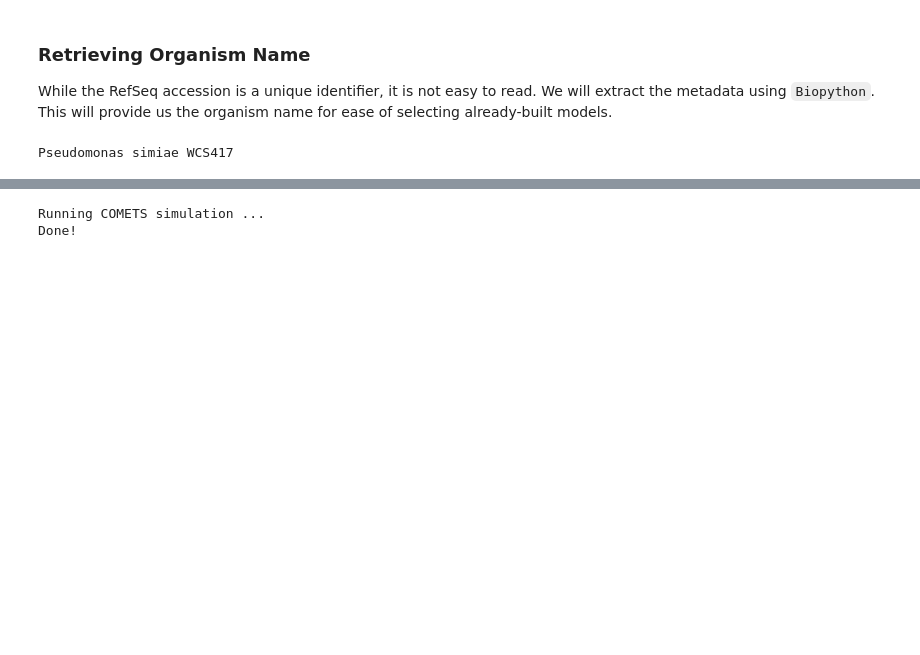
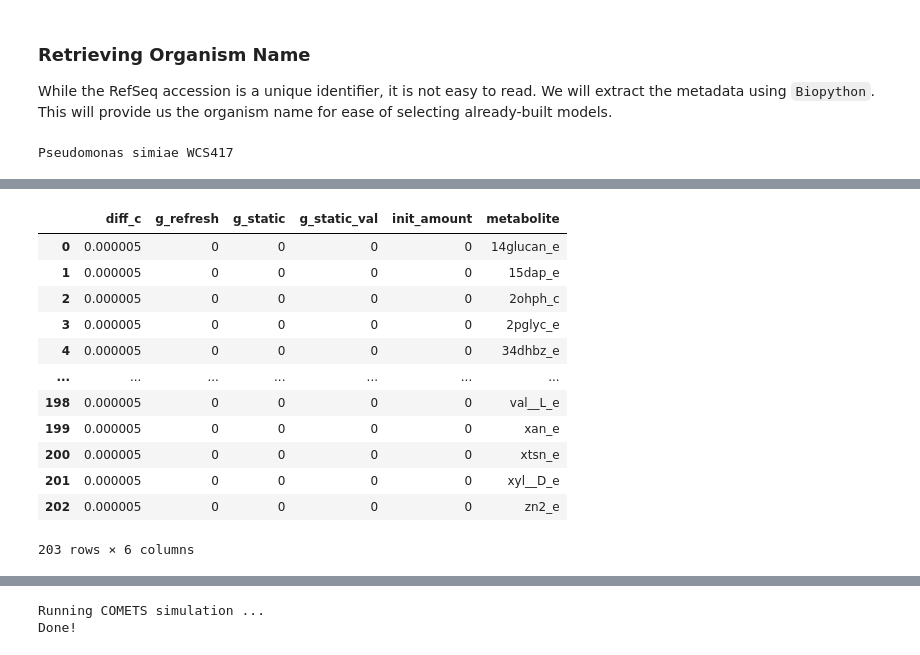
Before and after one commit to esameth/gapfill_db, a Jupyter notebook: tutorial/tutorial.ipynb, the cells around one changed output, grey strips where cells are left out. Cells and saved outputs as stored; diff of their text form; code cells hidden in the pictures; blank space fills up the shorter version.

```diff
--- a/tutorial/tutorial.ipynb
+++ b/tutorial/tutorial.ipynb
@@ -143,0 +187,30 @@ comets_model = c.model(model)
+# %%
+# Create COMETS model
+comets_model = c.model(model)
+# set the model's initial biomass
+comets_model.initial_pop = [0, 0, 5e-6]
+# remove the bounds from glucose import (will be set dynamically by COMETS)
+comets_model.change_bounds('EX_glc__D_e', -1000, 1000)
+
+# Create 1x1 layout of model
+test_tube = c.layout(comets_model)
+test_tube.set_specific_metabolite('glc__D_e', 0.011)
+test_tube.set_specific_metabolite('cl_e', 0.00467+0.00134+0.017+0.0004+0.00068+0.00001)
+test_tube.set_specific_metabolite('k_e', 0.0043)
+# test_tube.set_specific_metabolite('na1_e', 0.0043+(7*0.012)+0.0029+(6*0.0004)+(7*0.00034)+(2*0.00068)+(7*0.00036)+(5*0.00004))
+
+test_tube.media
+# %% [output]
+|  | diff_c | g_refresh | g_static | g_static_val | init_amount | metabolite |
+| 0 | 0.000005 | 0 | 0 | 0 | 0 | 14glucan_e |
+| 1 | 0.000005 | 0 | 0 | 0 | 0 | 15dap_e |
+| 2 | 0.000005 | 0 | 0 | 0 | 0 | 2ohph_c |
+| 3 | 0.000005 | 0 | 0 | 0 | 0 | 2pglyc_e |
+| 4 | 0.000005 | 0 | 0 | 0 | 0 | 34dhbz_e |
+| ... | ... | ... | ... | ... | ... | ... |
+| 198 | 0.000005 | 0 | 0 | 0 | 0 | val__L_e |
+| 199 | 0.000005 | 0 | 0 | 0 | 0 | xan_e |
+| 200 | 0.000005 | 0 | 0 | 0 | 0 | xtsn_e |
+| 201 | 0.000005 | 0 | 0 | 0 | 0 | xyl__D_e |
+| 202 | 0.000005 | 0 | 0 | 0 | 0 | zn2_e |
+203 rows × 6 columns
```
Also changed, not shown: parts of 54 cells of this notebook, 3 other files.
